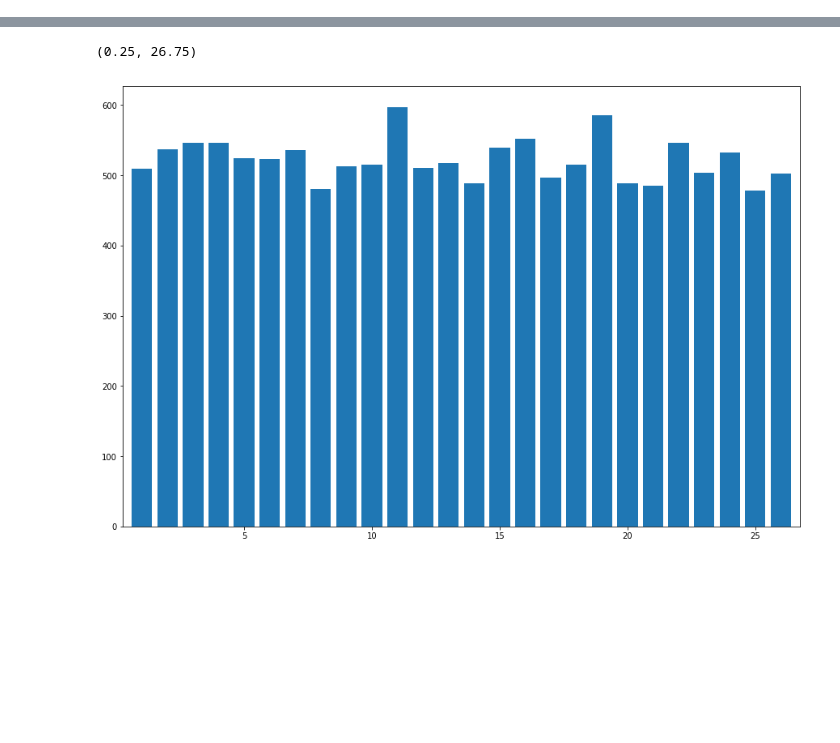
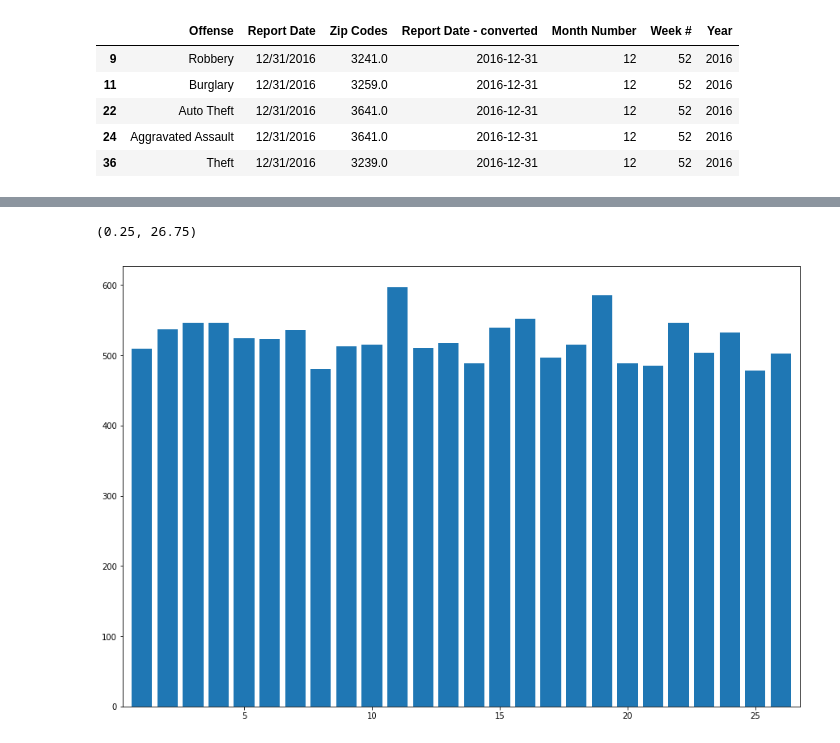
Before and after one commit to cletusajim/Project1-SXSW-Analysis, a Jupyter notebook: crimeincidentdata.ipynb, the cells around one changed output, grey strips where cells are left out. Cells and saved outputs as stored; diff of their text form; code cells hidden in the pictures; blank space fills up the shorter version.

```diff
--- a/crimeincidentdata.ipynb
+++ b/crimeincidentdata.ipynb
@@ -57,26 +57,39 @@ cleaned_crimedata_2016_df = cleaned_crimedata_2016_df.rename(columns={"Category
 # %%
 #convert the date field to datetime object/format
 cleaned_crimedata_2016_df["Report Date - converted"] = pd.to_datetime(cleaned_crimedata_2016_df["Report Date"])
 cleaned_crimedata_2017_df["Report Date - converted"] = pd.to_datetime(cleaned_crimedata_2017_df["Report Date"])
 cleaned_crimedata_2018_df["Report Date - converted"] = pd.to_datetime(cleaned_crimedata_2018_df["Report Date"])
 cleaned_crimedata_2016_df.head()
 
 #get the month
 cleaned_crimedata_2016_df["Month Number"] = cleaned_crimedata_2016_df["Report Date - converted"].dt.month
 cleaned_crimedata_2017_df["Month Number"] = cleaned_crimedata_2017_df["Report Date - converted"].dt.month
 cleaned_crimedata_2018_df["Month Number"] = cleaned_crimedata_2018_df["Report Date - converted"].dt.month
 cleaned_crimedata_2017_df.head()
 
 #get the week number
 cleaned_crimedata_2016_df["Week #"] = cleaned_crimedata_2016_df["Report Date - converted"].dt.week
 cleaned_crimedata_2017_df["Week #"] = cleaned_crimedata_2017_df["Report Date - converted"].dt.week
 cleaned_crimedata_2018_df["Week #"] = cleaned_crimedata_2018_df["Report Date - converted"].dt.week
 cleaned_crimedata_2017_df.head()
+
+#get the years
+cleaned_crimedata_2016_df["Year"] = cleaned_crimedata_2016_df["Report Date - converted"].dt.year
+cleaned_crimedata_2017_df["Year"] = cleaned_crimedata_2017_df["Report Date - converted"].dt.year
+cleaned_crimedata_2018_df["Year"] = cleaned_crimedata_2018_df["Report Date - converted"].dt.year
+cleaned_crimedata_2016_df.head()
 #strftime()
 #cleaned_crimedata_2017_df["Year"] = cleaned_crimedata_2017_df["report date - converted"].dt.year
 #cleaned_crimedata_2017_df.head()
 
 #cleaned_crimedata_2017_df["Month Name"] = cd.month_name[cleaned_crimedata_2017_df["Month Number"]]
 #(calendar.month_name[month_idx])
 
 #cleaned_crimedata_2017_df["Week #"] = cleaned_crimedata_2017_df["report date - converted"].dt.week
+# %% [output]
+|  | Offense | Report Date | Zip Codes | Report Date - converted | Month Number | Week # | Year |
+| 9 | Robbery | 12/31/2016 | 3241.0 | 2016-12-31 | 12 | 52 | 2016 |
+| 11 | Burglary | 12/31/2016 | 3259.0 | 2016-12-31 | 12 | 52 | 2016 |
+| 22 | Auto Theft | 12/31/2016 | 3641.0 | 2016-12-31 | 12 | 52 | 2016 |
+| 24 | Aggravated Assault | 12/31/2016 | 3641.0 | 2016-12-31 | 12 | 52 | 2016 |
+| 36 | Theft | 12/31/2016 | 3239.0 | 2016-12-31 | 12 | 52 | 2016 |
```
Also changed, not shown: parts of 7 cells of this notebook.
